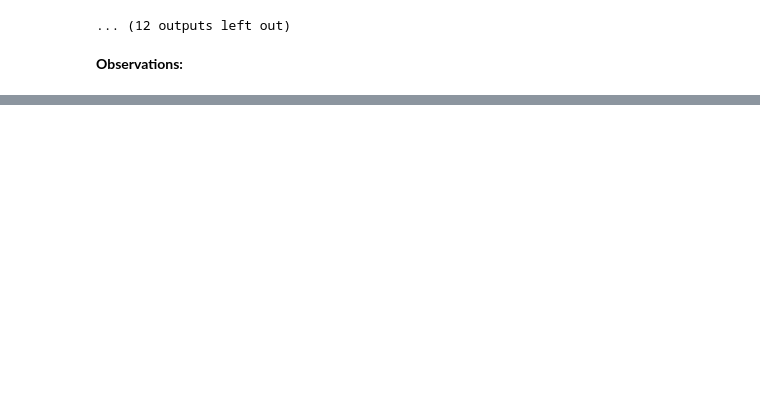
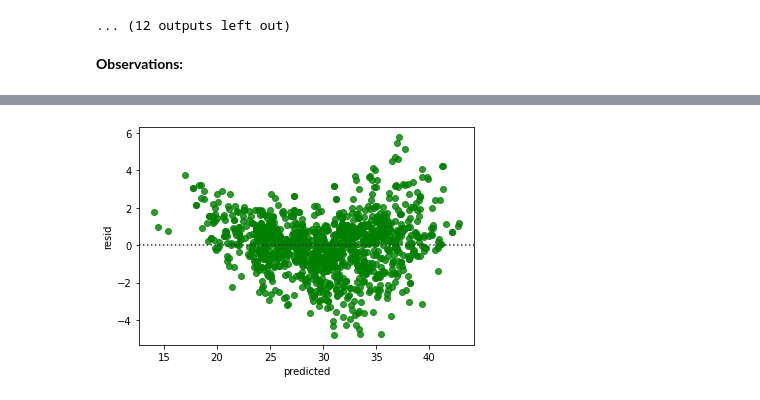
Before and after one commit to ekatynski/6103-project, a Jupyter notebook: 6103-project-group-3.ipynb, the cells around one changed output, grey strips where cells are left out. Cells and saved outputs as stored; diff of their text form; code cells hidden in the pictures; blank space fills up the shorter version.

```diff
--- a/6103-project-group-3.ipynb
+++ b/6103-project-group-3.ipynb
@@ -211,0 +324,6 @@ for col in df.drop(columns = ['2-Cycle MPG']).columns:
+# %%
+# Create residual plot with the predicted value
+sns.residplot(x=df['predicted'], y=df['resid'],   color="g")
+plt.show()
+# %% [output]
+[figure, added]
```
Also changed, not shown: parts of 27 cells of this notebook, 1 other file.
